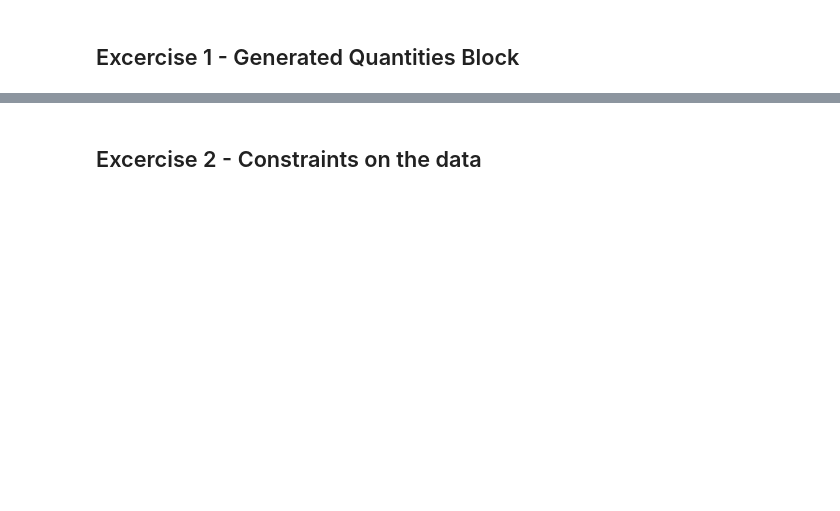
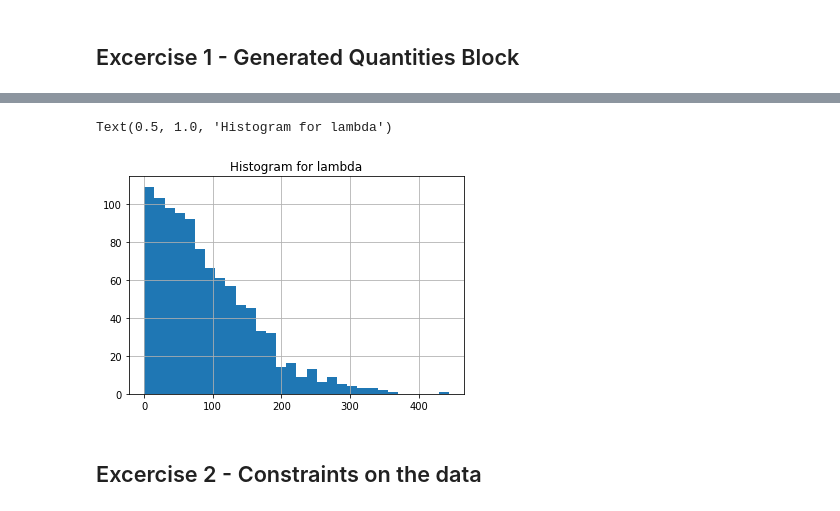
Before and after one commit to MiloszBlachowiak/Data_Analytics_LAB, a Jupyter notebook: Lab2/lab2.ipynb, the cells around one changed output, grey strips where cells are left out. Drawn from its saved outputs; the diff is of its cells as text; code cells hidden in the pictures; blank space fills up the shorter version.

```diff
--- a/Lab2/lab2.ipynb
+++ b/Lab2/lab2.ipynb
@@ -20,3 +81,10 @@ samples = gen_quant.sample(data={'M':10},
+# %%
+lambda_ = dataframe['lambda']
+lambda_.hist(bins=30)
+plt.title("Histogram for lambda")
+# %% [output]
+Text(0.5, 1.0, 'Histogram for lambda')
+[figure, added]
 # %% [markdown]
 ## Excercise 2 - Constraints on the data
 # %%
```
Also changed, not shown: parts of 15 cells of this notebook, 31 other files.
